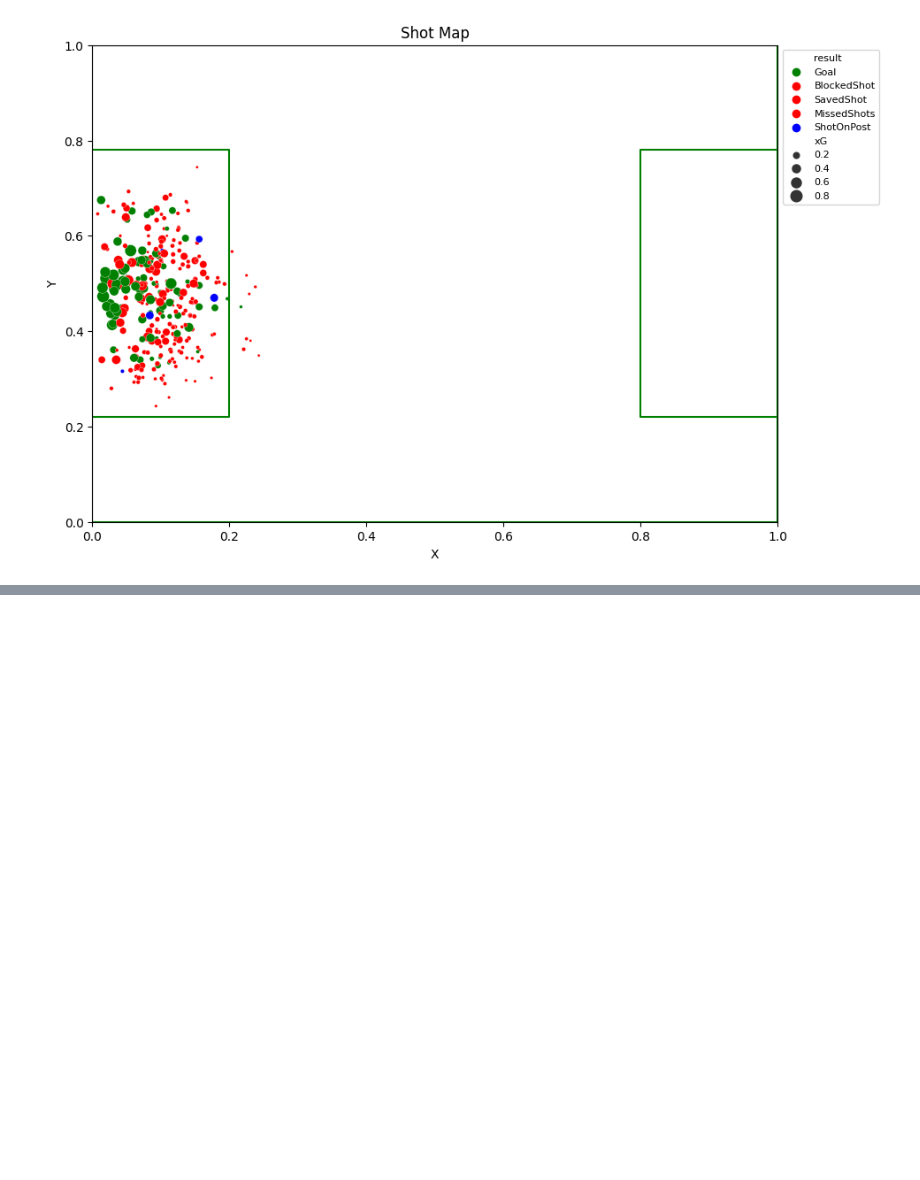
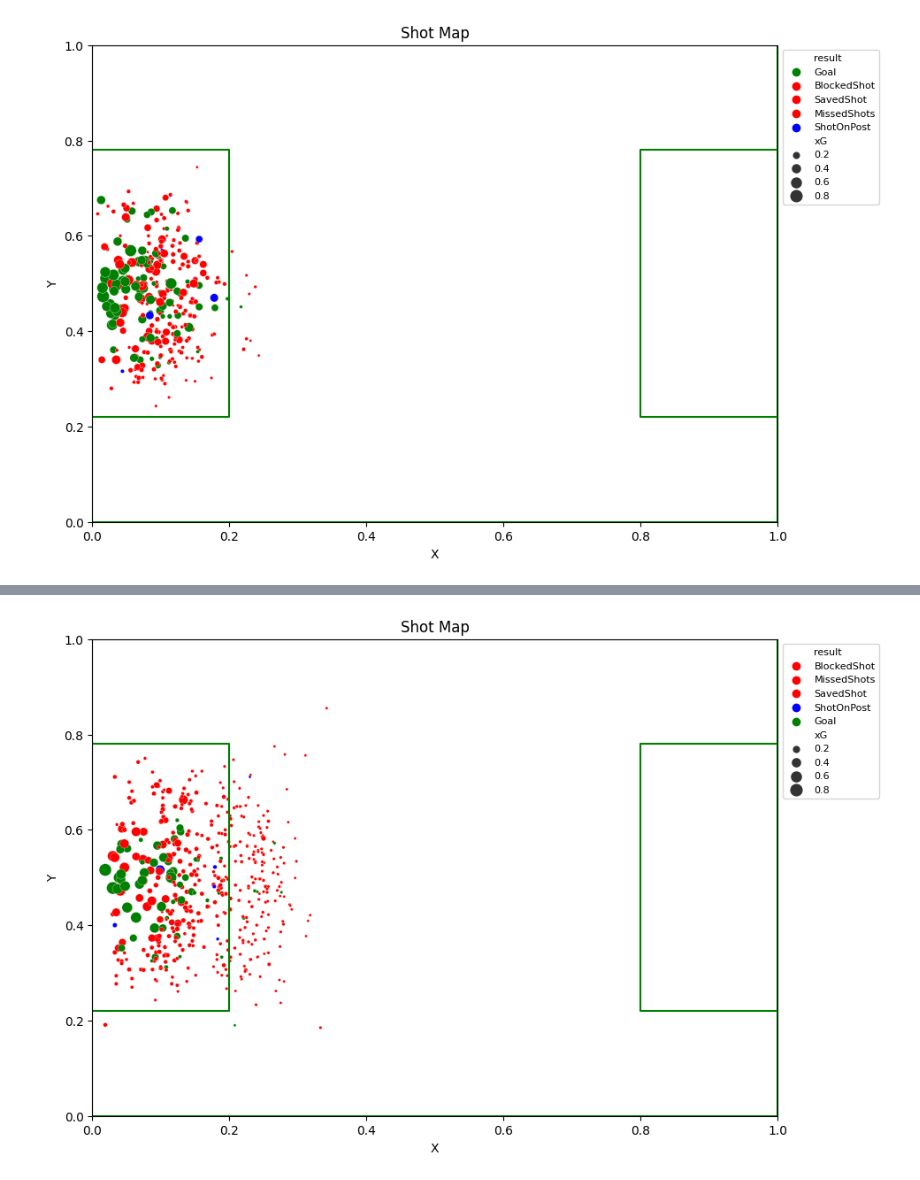
Before and after one commit to arijul2/UnderstatExploration, a Jupyter notebook: Understat_Analysis.ipynb, the cells around one changed output, grey strips where cells are left out. Saved outputs shown, nothing was run; the diff lists cells and outputs as text; code cells hidden in the pictures; blank space fills up the shorter version.

```diff
--- a/Understat_Analysis.ipynb
+++ b/Understat_Analysis.ipynb
@@ -32,6 +34,10 @@ import seaborn as sns
 from understatapi import UnderstatClient
 # %%
 understat = UnderstatClient()
+# %%
+# Premier League player data for 2018 season
+pl_player_2018 = understat.league(league="EPL").get_player_data(season="2018")
+pl_18 = pd.DataFrame(pl_player_2018)
 # %%
 # Premier League player data for 2022 season
 pl_player_2022 = understat.league(league="EPL").get_player_data(season="2022")
@@ -173,0 +185,7 @@ plot_player_shots(haaland_id)
+# %%
+# Example usage with Henrikh Mkhitaryan
+
+micki_id = pl_18[pl_18['player_name'] == 'Henrikh Mkhitaryan'].iloc[0]['id']
+plot_player_shots(micki_id)
+# %% [output]
+[figure, added]
```
Also changed, not shown: parts of 6 cells of this notebook.
